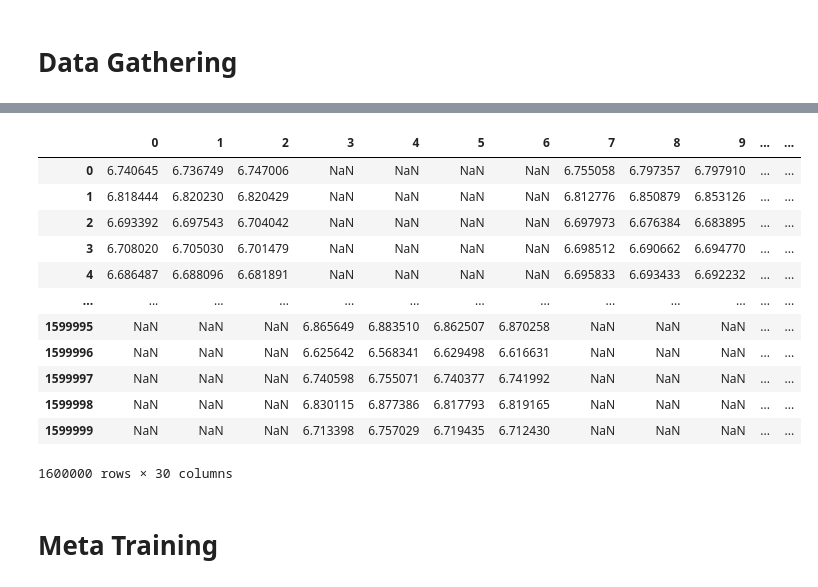
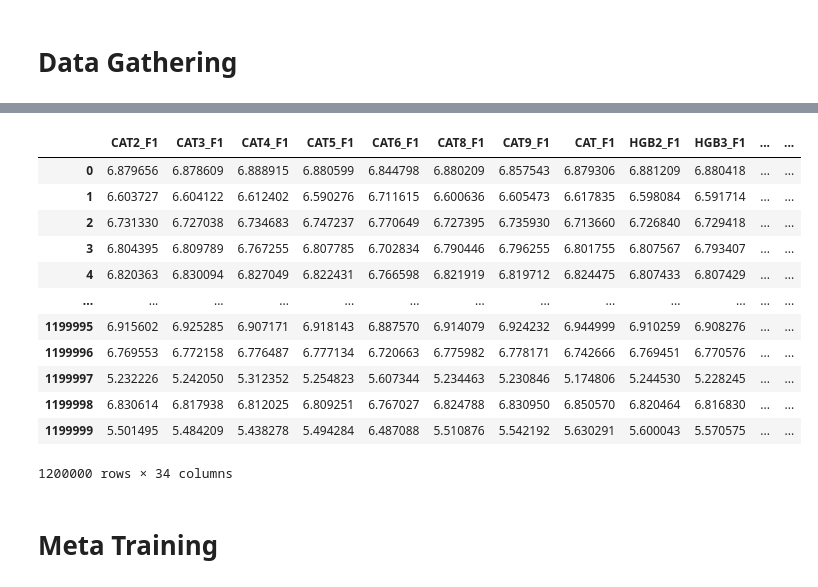
Before and after one commit to Axyom/PG-S4e12-Regression-Insurance, a Jupyter notebook: notebooks/Final Stacking v1/stacking-v3.ipynb, the cells around one changed output, grey strips where cells are left out. Saved outputs shown, nothing was run; the diff lists cells and outputs as text; code cells hidden in the pictures.

Commit message:
Stacking bug correction (index not matching, double length)

```diff
--- a/notebooks/Final Stacking v1/stacking-v3.ipynb
+++ b/notebooks/Final Stacking v1/stacking-v3.ipynb
@@ -46,10 +46,23 @@ def get_meta_data(meta_data_dir, oof_joker="*_oof.csv", test_joker="*_test.csv")
             # Extract only the base name without directory and suffix
             model_name = Path(file).stem.replace("_oof", "").replace("_test", "")
             df = pd.read_csv(file)
+
+            if len(df) == 1600000:
+                #print("not good")
+                # TODO fix in the source, not here
+                #print(model_name)
+                df = df.iloc[-len(df)//2:].reset_index(drop=True)
+
+
+            #print(df.head(2))
+
             #print(df.head(4))
             df.columns = [f"{prefix}{model_name}_F{i+1}" for i in range(df.shape[1])]
+
+            #print(df.columns)
+
             dfs.append(df)
-        return pd.concat(dfs, axis=1, ignore_index=True)
+        return pd.concat(dfs, axis=1)
 
     # Load OOF and test predictions with identical features
     X_meta_train = load_and_prefix(oof_files, prefix="")
@@ -69,6 +82,8 @@ def get_meta_data(meta_data_dir, oof_joker="*_oof.csv", test_joker="*_test.csv")
 
 # mikail
 X_meta_train_mikail, X_meta_test_mikail = get_meta_data(notebooks_dir/"Ensemble Catboost XGBoost LGBM")
+
+#print(X_meta_train_mikail.head())
 
 def file_exists(filepath):
     file_path = Path(filepath)
@@ -119,7 +134,7 @@ X_meta_train = pd.concat([
     catboost_kaggle_train,
     lgbm_kaggle_train,
     xgb_kaggle_train
-], axis=1, ignore_index=True)
+], axis=1)
 X_meta_test =  pd.concat([
     X_meta_test_mikail,
     lgbm2_test,
@@ -129,5 +144,5 @@ X_meta_test =  pd.concat([
     catboost_kaggle_test,
     lgbm_kaggle_test,
     xgb_kaggle_test
-], axis=1, ignore_index=True)
+], axis=1)
 # %% [output]
@@ -136,19 +166,19 @@ Meta-test shape: (1600000, 23)
-# %%
-X_meta_test
-# %% [output]
-|  | 0 | 1 | 2 | 3 | 4 | 5 | 6 | 7 | 8 | 9 | ... | ... |
-| 0 | 6.740645 | 6.736749 | 6.747006 | NaN | NaN | NaN | NaN | 6.755058 | 6.797357 | 6.797910 | ... | ... |
-| 1 | 6.818444 | 6.820230 | 6.820429 | NaN | NaN | NaN | NaN | 6.812776 | 6.850879 | 6.853126 | ... | ... |
-| 2 | 6.693392 | 6.697543 | 6.704042 | NaN | NaN | NaN | NaN | 6.697973 | 6.676384 | 6.683895 | ... | ... |
-| 3 | 6.708020 | 6.705030 | 6.701479 | NaN | NaN | NaN | NaN | 6.698512 | 6.690662 | 6.694770 | ... | ... |
-| 4 | 6.686487 | 6.688096 | 6.681891 | NaN | NaN | NaN | NaN | 6.695833 | 6.693433 | 6.692232 | ... | ... |
-| ... | ... | ... | ... | ... | ... | ... | ... | ... | ... | ... | ... | ... |
-| 1599995 | NaN | NaN | NaN | 6.865649 | 6.883510 | 6.862507 | 6.870258 | NaN | NaN | NaN | ... | ... |
-| 1599996 | NaN | NaN | NaN | 6.625642 | 6.568341 | 6.629498 | 6.616631 | NaN | NaN | NaN | ... | ... |
-| 1599997 | NaN | NaN | NaN | 6.740598 | 6.755071 | 6.740377 | 6.741992 | NaN | NaN | NaN | ... | ... |
-| 1599998 | NaN | NaN | NaN | 6.830115 | 6.877386 | 6.817793 | 6.819165 | NaN | NaN | NaN | ... | ... |
-| 1599999 | NaN | NaN | NaN | 6.713398 | 6.757029 | 6.719435 | 6.712430 | NaN | NaN | NaN | ... | ... |
-1600000 rows × 30 columns
+# %%
+X_meta_train
+# %% [output]
+|  | CAT2_F1 | CAT3_F1 | CAT4_F1 | CAT5_F1 | CAT6_F1 | CAT8_F1 | CAT9_F1 | CAT_F1 | HGB2_F1 | HGB3_F1 | ... | ... |
+| 0 | 6.879656 | 6.878609 | 6.888915 | 6.880599 | 6.844798 | 6.880209 | 6.857543 | 6.879306 | 6.881209 | 6.880418 | ... | ... |
+| 1 | 6.603727 | 6.604122 | 6.612402 | 6.590276 | 6.711615 | 6.600636 | 6.605473 | 6.617835 | 6.598084 | 6.591714 | ... | ... |
+| 2 | 6.731330 | 6.727038 | 6.734683 | 6.747237 | 6.770649 | 6.727395 | 6.735930 | 6.713660 | 6.726840 | 6.729418 | ... | ... |
+| 3 | 6.804395 | 6.809789 | 6.767255 | 6.807785 | 6.702834 | 6.790446 | 6.796255 | 6.801755 | 6.807567 | 6.793407 | ... | ... |
+| 4 | 6.820363 | 6.830094 | 6.827049 | 6.822431 | 6.766598 | 6.821919 | 6.819712 | 6.824475 | 6.807433 | 6.807429 | ... | ... |
+| ... | ... | ... | ... | ... | ... | ... | ... | ... | ... | ... | ... | ... |
+| 1199995 | 6.915602 | 6.925285 | 6.907171 | 6.918143 | 6.887570 | 6.914079 | 6.924232 | 6.944999 | 6.910259 | 6.908276 | ... | ... |
+| 1199996 | 6.769553 | 6.772158 | 6.776487 | 6.777134 | 6.720663 | 6.775982 | 6.778171 | 6.742666 | 6.769451 | 6.770576 | ... | ... |
+| 1199997 | 5.232226 | 5.242050 | 5.312352 | 5.254823 | 5.607344 | 5.234463 | 5.230846 | 5.174806 | 5.244530 | 5.228245 | ... | ... |
+| 1199998 | 6.830614 | 6.817938 | 6.812025 | 6.809251 | 6.767027 | 6.824788 | 6.830950 | 6.850570 | 6.820464 | 6.816830 | ... | ... |
+| 1199999 | 5.501495 | 5.484209 | 5.438278 | 5.494284 | 6.487088 | 5.510876 | 5.542192 | 5.630291 | 5.600043 | 5.570575 | ... | ... |
+1200000 rows × 34 columns
 # %% [markdown]
 # Meta Training
 # %%
```
Also changed, not shown: parts of 2 cells of this notebook, 2 other files.
